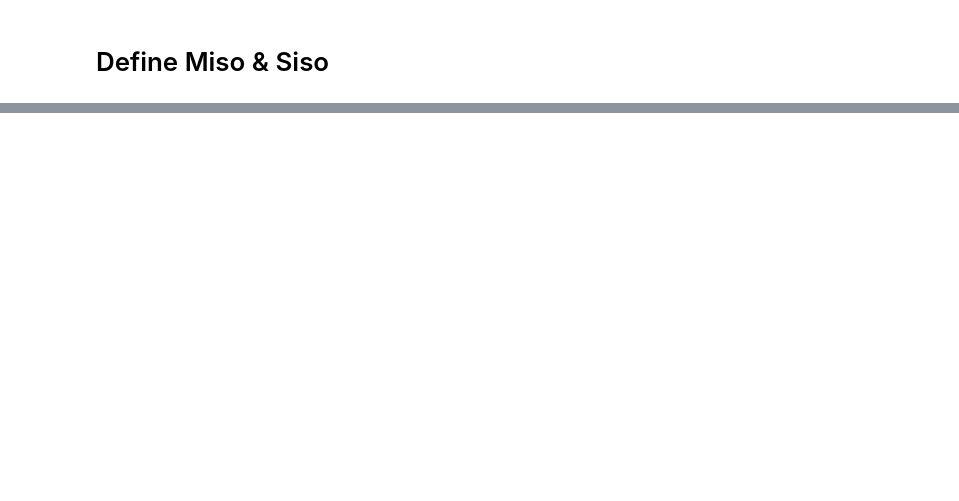
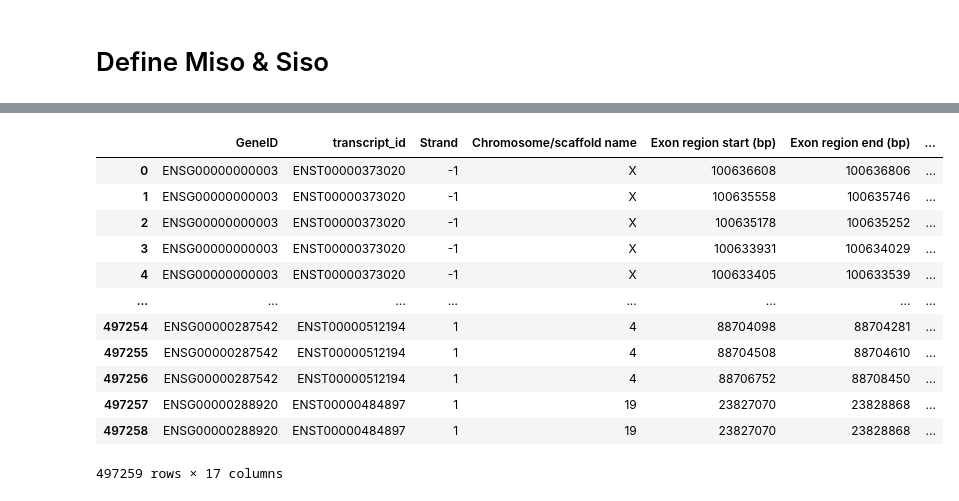
Before and after one commit to weber8thomas/MISOG_SISOG, a Jupyter notebook: src/misog_sisog_analysis.ipynb, the cells around one changed output, grey strips where cells are left out. Cells and saved outputs as stored; diff of their text form; code cells hidden in the pictures; blank space fills up the shorter version.

```diff
--- a/src/misog_sisog_analysis.ipynb
+++ b/src/misog_sisog_analysis.ipynb
@@ -1685,0 +319,72 @@ concat_freq
+# %%
+def retrieve_cds_coord(df):
+    if df.Strand.values[0] == 1:
+        df = df.sort_values(by=['Exon region start (bp)', 'Exon region end (bp)'])
+
+        df_cds = df.dropna(subset=['CDS start', 'CDS end'])
+        df_cds['CDS_nb'] = list(range(1,df_cds.shape[0]+1))
+
+        df_cds_start = df_cds.loc[df_cds['CDS_nb'] == 1]
+        df_cds_start['CDS_start_abs'] = df_cds_start["5' UTR end"] + 1
+        df_cds_start['CDS_end_abs'] = df_cds_start["Exon region end (bp)"]
+
+        df_cds_core = df_cds.loc[~df_cds['CDS_nb'].isin([1, df_cds.shape[0]])]
+        df_cds_core['CDS_start_abs'] = df_cds_core['Exon region start (bp)']
+        df_cds_core['CDS_end_abs'] = df_cds_core['Exon region end (bp)']
+
+        df_cds_end = df_cds.loc[df_cds['CDS_nb'] == df_cds.shape[0]]
+        df_cds_end['CDS_start_abs'] = df_cds_end['Exon region start (bp)']
+        df_cds_end['CDS_end_abs'] = df_cds_end["3' UTR start"] - 1
+
+        df_cds_final = pd.concat([df_cds_start, df_cds_core, df_cds_end])
+
+    elif df.Strand.values[0] == -1:
+        df = df.sort_values(by=['Exon region start (bp)', 'Exon region end (bp)'], ascending=False)
+
+        df_cds = df.dropna(subset=['CDS start', 'CDS end'])
+        df_cds['CDS_nb'] = list(range(1,df_cds.shape[0]+1))
+
+        df_cds_start = df_cds.loc[df_cds['CDS_nb'] == 1]
+        df_cds_start['CDS_start_abs'] = df_cds_start["Exon region start (bp)"]
+        df_cds_start['CDS_end_abs'] = df_cds_start["5' UTR start"] - 1
+
+        df_cds_core = df_cds.loc[~df_cds['CDS_nb'].isin([1, df_cds.shape[0]])]
+        df_cds_core['CDS_start_abs'] = df_cds_core['Exon region start (bp)']
+        df_cds_core['CDS_end_abs'] = df_cds_core['Exon region end (bp)']
+
+        df_cds_end = df_cds.loc[df_cds['CDS_nb'] == df_cds.shape[0]]
+        df_cds_end['CDS_start_abs'] = df_cds_end["3' UTR end"] + 1
+        df_cds_end['CDS_end_abs'] = df_cds_end['Exon region end (bp)']
+
+        df_cds_final = pd.concat([df_cds_start, df_cds_core, df_cds_end])
+
+    df_cds_final['CDS_length'] = df_cds_final['CDS end'] - df_cds_final['CDS start']
+    return df_cds_final
+
+
+exon_tmp_dev = exon_miso_siso_to_keep[['GeneID', 'transcript_id', 'Strand', 'Chromosome/scaffold name', 'Exon region start (bp)', 'Exon region end (bp)', "5' UTR start", "5' UTR end", "3' UTR start", "3' UTR end", 'CDS start', 'CDS end', 'Miso_siso']]
+exon_tmp_dev = exon_tmp_dev.sort_values(by=['Chromosome/scaffold name', 'Exon region start (bp)', 'Exon region end (bp)', 'GeneID', 'transcript_id'])
+exon_tmp_dev['Chromosome/scaffold name'] = exon_tmp_dev['Chromosome/scaffold name'].astype(str)
+
+# exon_tmp_dev = exon_tmp_dev.loc[exon_tmp_dev['GeneID'].isin(exon_tmp_dev['GeneID'].unique().tolist()[:100])]
+
+cds = exon_tmp_dev.groupby(['Miso_siso', 'GeneID', 'transcript_id']).progress_apply(retrieve_cds_coord).reset_index(drop=True)
+
+cds.to_sql('CDS', engine, if_exists='replace')
+cds.to_parquet('/gstock/GeneIso/V2/CDS.parquet')
+
+cds
+# %% [output]
+|  | GeneID | transcript_id | Strand | Chromosome/scaffold name | Exon region start (bp) | Exon region end (bp) | ... |
+| 0 | ENSG00000000003 | ENST00000373020 | -1 | X | 100636608 | 100636806 | ... |
+| 1 | ENSG00000000003 | ENST00000373020 | -1 | X | 100635558 | 100635746 | ... |
+| 2 | ENSG00000000003 | ENST00000373020 | -1 | X | 100635178 | 100635252 | ... |
+| 3 | ENSG00000000003 | ENST00000373020 | -1 | X | 100633931 | 100634029 | ... |
+| 4 | ENSG00000000003 | ENST00000373020 | -1 | X | 100633405 | 100633539 | ... |
+| ... | ... | ... | ... | ... | ... | ... | ... |
+| 497254 | ENSG00000287542 | ENST00000512194 | 1 | 4 | 88704098 | 88704281 | ... |
+| 497255 | ENSG00000287542 | ENST00000512194 | 1 | 4 | 88704508 | 88704610 | ... |
+| 497256 | ENSG00000287542 | ENST00000512194 | 1 | 4 | 88706752 | 88708450 | ... |
+| 497257 | ENSG00000288920 | ENST00000484897 | 1 | 19 | 23827070 | 23828868 | ... |
+| 497258 | ENSG00000288920 | ENST00000484897 | 1 | 19 | 23827070 | 23828868 | ... |
+497259 rows × 17 columns
```
Also changed, not shown: parts of 80 cells of this notebook, 7 other files.
